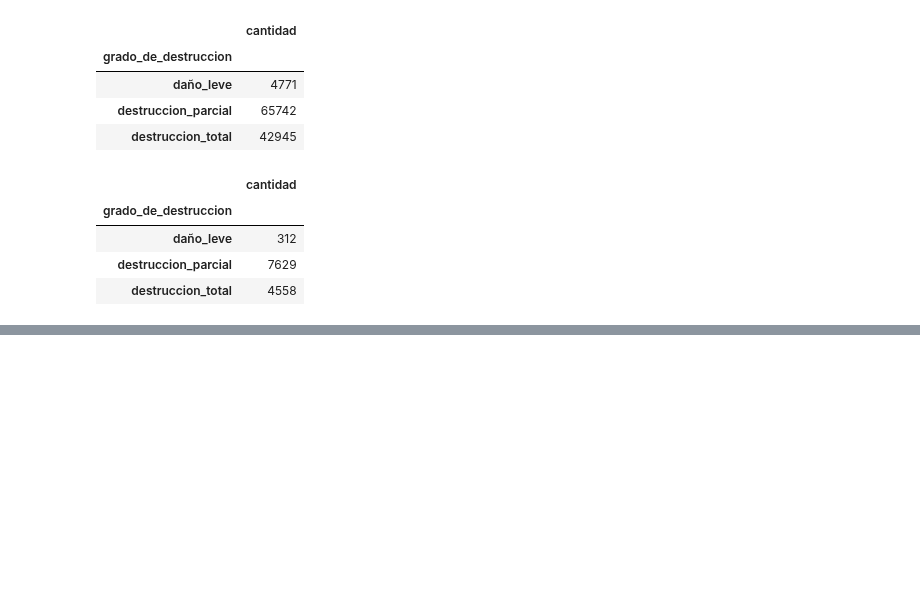
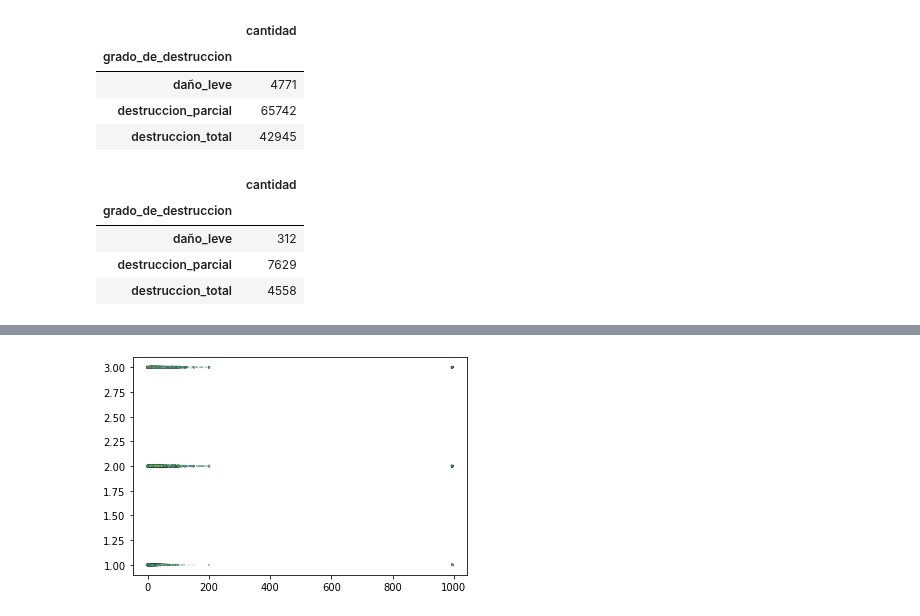
Before and after one commit to DanteReinaudo/EarthquakeDamagePrediction, a Jupyter notebook: tp1/OrgTP1Elvis/OrgaTP1.ipynb, the cells around one changed output, grey strips where cells are left out. Drawn from its saved outputs; the diff is of its cells as text; code cells hidden in the pictures; blank space fills up the shorter version.

```diff
--- a/tp1/OrgTP1Elvis/OrgaTP1.ipynb
+++ b/tp1/OrgTP1Elvis/OrgaTP1.ipynb
@@ -577,0 +603,3 @@ Con los datos anteriores y una herramienta externa se genera la siguiente imagen
+# %%
+dfAntGradePerso = dfTerremoto[['count_families','age','damage_grade']]
+dfAntGradePerso
@@ -577,0 +620,9 @@ Con los datos anteriores y una herramienta externa se genera la siguiente imagen
+# %%
+import numpy as np
+import matplotlib.pyplot as plt
+N = 260601
+colors = np.random.rand(N)
+plt.scatter(dfAntGradePerso.age, dfAntGradePerso.damage_grade, s=dfAntGradePerso.count_families, c=colors, alpha=0.2)
+plt.show()
+# %% [output]
+[figure, added]
```
Also changed, not shown: parts of 10 cells of this notebook.
